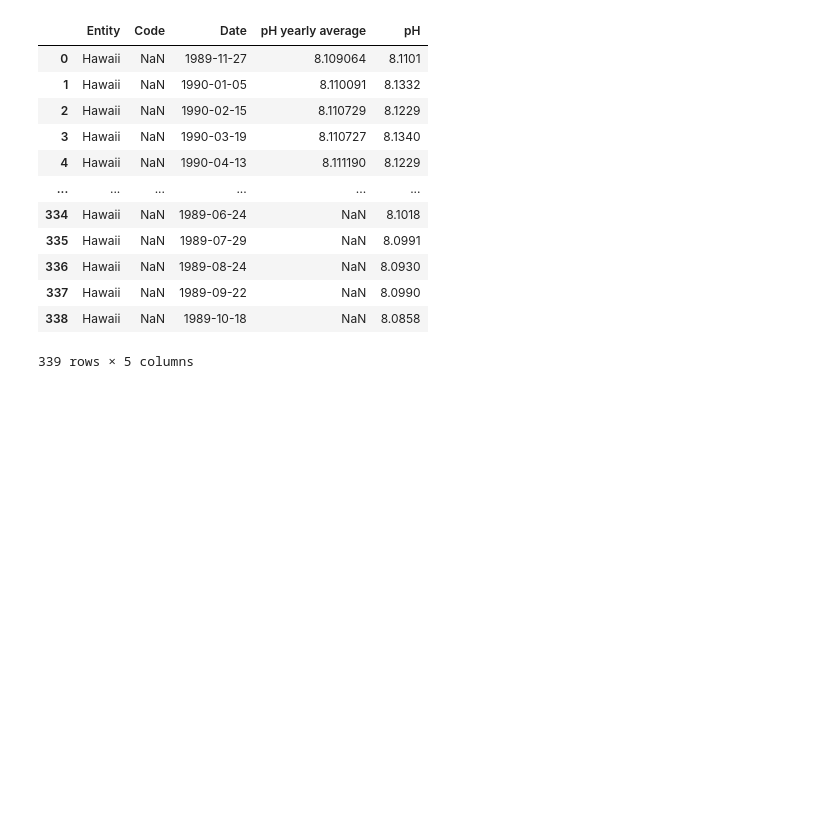
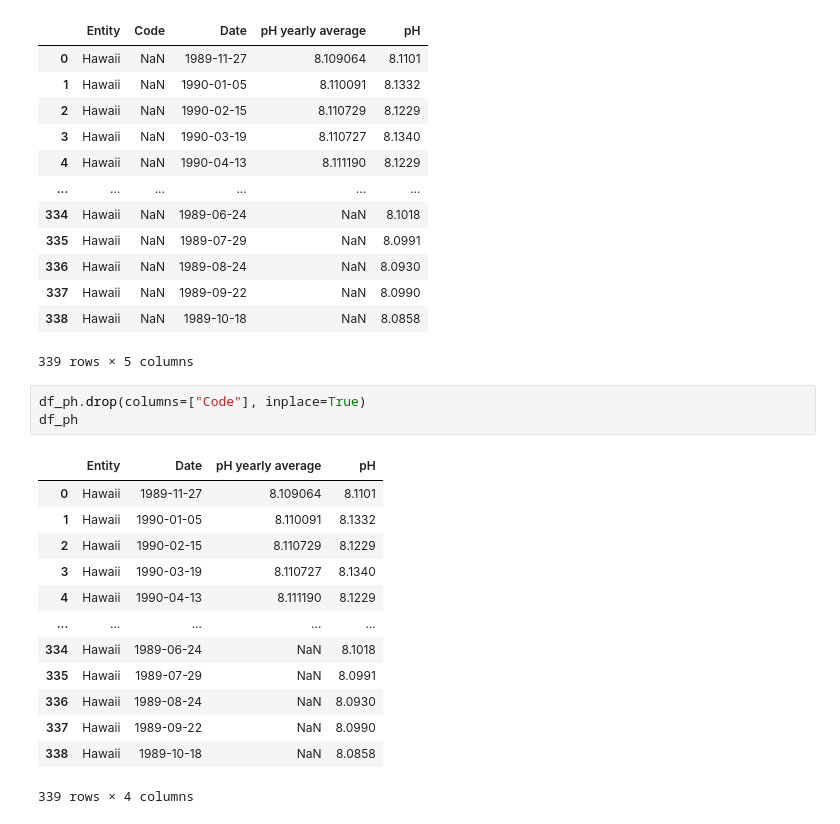
Before and after one commit to Juliendnte/OceanState_Analysis, a Jupyter notebook: oceanstate_analysis/notebooks/exploratory/plastic.ipynb, the cells around one changed output. Saved outputs shown, nothing was run; the diff lists cells and outputs as text; blank space fills up the shorter version.

```diff
--- a/oceanstate_analysis/notebooks/exploratory/plastic.ipynb
+++ b/oceanstate_analysis/notebooks/exploratory/plastic.ipynb
@@ -26,3 +26,20 @@ df_ph
 | 337 | Hawaii | NaN | 1989-09-22 | NaN | 8.0990 |
 | 338 | Hawaii | NaN | 1989-10-18 | NaN | 8.0858 |
 339 rows × 5 columns
+# %%
+df_ph.drop(columns=["Code"], inplace=True)
+df_ph
+# %% [output]
+|  | Entity | Date | pH yearly average | pH |
+| 0 | Hawaii | 1989-11-27 | 8.109064 | 8.1101 |
+| 1 | Hawaii | 1990-01-05 | 8.110091 | 8.1332 |
+| 2 | Hawaii | 1990-02-15 | 8.110729 | 8.1229 |
+| 3 | Hawaii | 1990-03-19 | 8.110727 | 8.1340 |
+| 4 | Hawaii | 1990-04-13 | 8.111190 | 8.1229 |
+| ... | ... | ... | ... | ... |
+| 334 | Hawaii | 1989-06-24 | NaN | 8.1018 |
+| 335 | Hawaii | 1989-07-29 | NaN | 8.0991 |
+| 336 | Hawaii | 1989-08-24 | NaN | 8.0930 |
+| 337 | Hawaii | 1989-09-22 | NaN | 8.0990 |
+| 338 | Hawaii | 1989-10-18 | NaN | 8.0858 |
+339 rows × 4 columns
```
Also changed, not shown: parts of 1 cell of this notebook, 2 other files.
